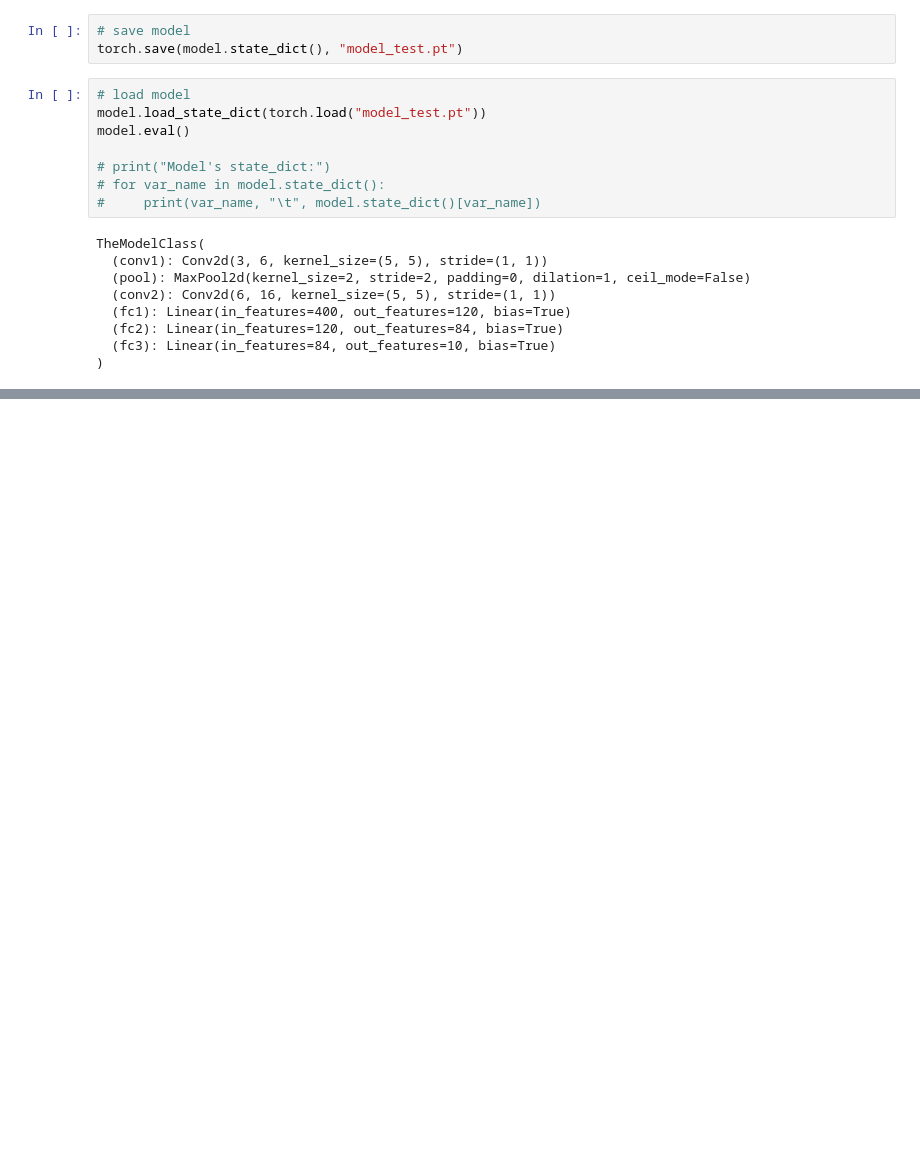
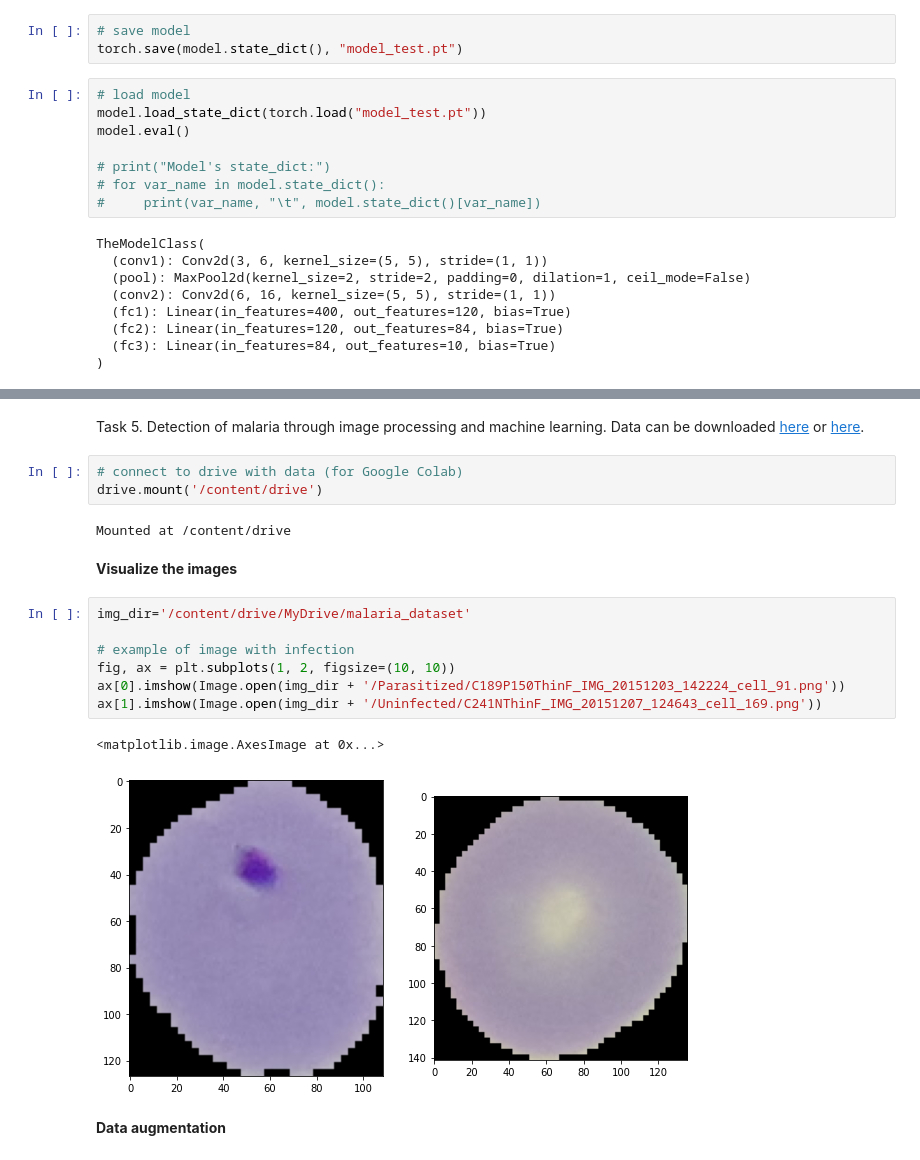
Before and after one commit to anastasiiakhil/Intro_to_DS, a Jupyter notebook: lab14.ipynb, the cells around one changed output, grey strips where cells are left out. Drawn from its saved outputs; the diff is of its cells as text; blank space fills up the shorter version.

```diff
--- a/lab14.ipynb
+++ b/lab14.ipynb
@@ -93,0 +151,21 @@ TheModelClass(
+# %% [markdown]
+Task 5. Detection of malaria through image processing and machine learning. Data can be downloaded [here](https://www.kaggle.com/iarunava/cell-images-for-detecting-malaria) or [here](https://lhncbc.nlm.nih.gov/LHC-downloads/downloads.html#malaria-datasets).
+# %%
+# connect to drive with data (for Google Colab)
+drive.mount('/content/drive')
+# %% [output]
+Mounted at /content/drive
+# %% [markdown]
+__Visualize the images__
+# %%
+img_dir='/content/drive/MyDrive/malaria_dataset'
+
+# example of image with infection
+fig, ax = plt.subplots(1, 2, figsize=(10, 10))
+ax[0].imshow(Image.open(img_dir + '/Parasitized/C189P150ThinF_IMG_20151203_142224_cell_91.png'))
+ax[1].imshow(Image.open(img_dir + '/Uninfected/C241NThinF_IMG_20151207_124643_cell_169.png'))
+# %% [output]
+<matplotlib.image.AxesImage at 0x...>
+[figure, added]
+# %% [markdown]
+**Data augmentation**
```
Also changed, not shown: parts of 35 cells of this notebook.
